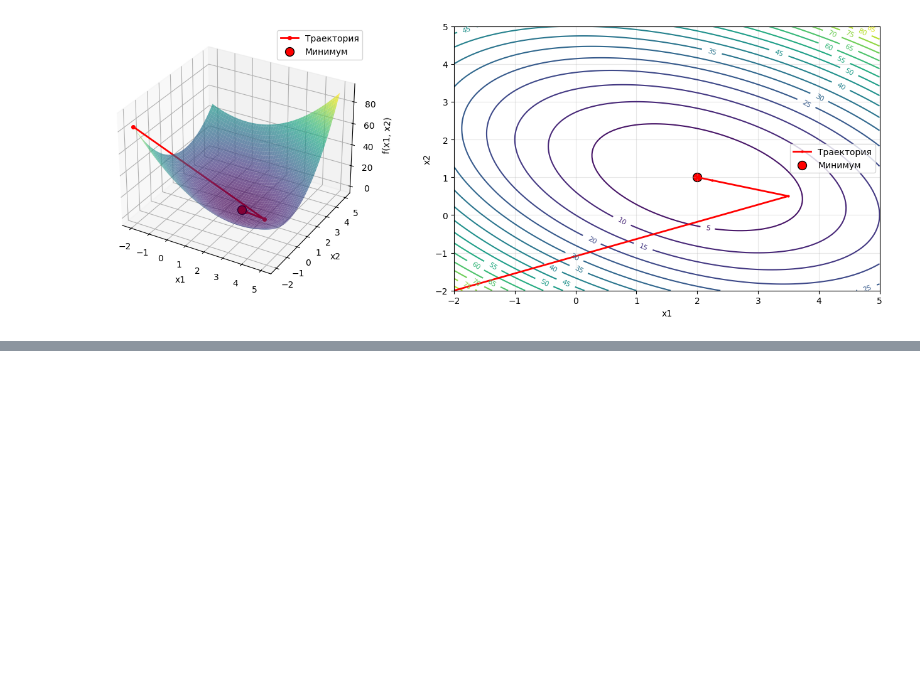
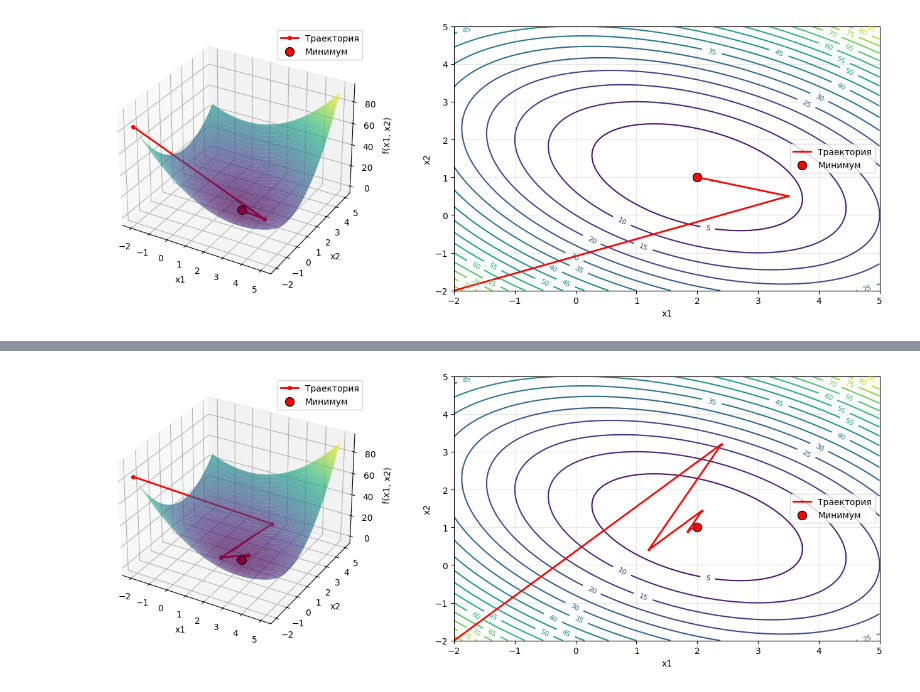
Before and after one commit to Eternal-Serenity-Crew/optimization-methods, a Jupyter notebook: lab4/lab4.ipynb, the cells around one changed output, grey strips where cells are left out. Cells and saved outputs as stored; diff of their text form; code cells hidden in the pictures; blank space fills up the shorter version.

Commit message:
feat(lab4|gradient-descent-method): implementation

```diff
--- a/lab4/lab4.ipynb
+++ b/lab4/lab4.ipynb
@@ -640,0 +649,92 @@ $
+# %%
+# Шаг итерации
+step = 0.2
+# %%
+def gradient(_x1, _x2):
+    """Вычисление градиента функции"""
+    grad_x1 = 4*_x1 + 2*_x2 - 10
+    grad_x2 = 2*_x1 + 6*_x2 - 10
+    return grad_x1, grad_x2
+
+def gradient_descent(start_point, learning_rate, max_iter=100):
+    """
+    Градиентный метод с постоянным шагом (без наискорейшего спуска)
+
+    Параметры:
+    start_point - начальная точка (x1, x2)
+    learning_rate - шаг градиентного спуска (постоянный)
+    eps - точность остановки
+    max_iter - максимальное количество итераций
+
+    Возвращает:
+    x1, x2 - координаты точки минимума
+    f_min - значение функции в точке минимума
+    trajectory - траектория движения (список точек)
+    """
+    _x1, _x2 = start_point
+    _trajectory = [(_x1, _x2, f(_x1, _x2))]
+
+    for iteration in range(max_iter):
+        x1_prev, x2_prev = _x1, _x2
+
+        # Вычисляем градиент в текущей точке
+        grad_x1, grad_x2 = gradient(_x1, _x2)
+
+        # Делаем шаг в направлении антиградиента
+        _x1 = _x1 - learning_rate * grad_x1
+        _x2 = _x2 - learning_rate * grad_x2
+
+        _trajectory.append((_x1, _x2, f(_x1, _x2)))
+
+        # Проверка условия остановки
+        if np.sqrt((_x1 - x1_prev)**2 + (_x2 - x2_prev)**2) < epsilon:
+            break
+
+    return _x1, _x2, f(_x1, _x2), _trajectory
+
+# Запуск градиентного метода
+x1_min, x2_min, f_min, trajectory = gradient_descent(x0, step)
+
+# Вывод результатов
+print("ГРАДИЕНТНЫЙ МЕТОД (с постоянным шагом)")
+print(f"f(x1, x2) = 2x1² + 2x1x2 + 3x2² - 10x1 - 10x2 + 15\n")
+print(f"Начальная точка: ({x0[0]}, {x0[1]})")
+print(f"Шаг (learning rate): {learning_step}")
+print(f"\nРезультат:")
+print(f"  Точка минимума: ({x1_min:.6f}, {x2_min:.6f})")
+print(f"  Значение функции: {f_min:.6f}")
+print(f"  Количество итераций: {len(trajectory) - 1}")
+
+# Визуализация
+x1_vals = np.linspace(-2, 5, 100)
+x2_vals = np.linspace(-2, 5, 100)
+X1, X2 = np.meshgrid(x1_vals, x2_vals)
+Z = f(X1, X2)
+
+fig = plt.figure(figsize=(14, 5))
+
+# 3D график
+ax1 = fig.add_subplot(121, projection='3d')
+ax1.plot_surface(X1, X2, Z, cmap='viridis', alpha=0.7)
+traj = np.array(trajectory)
+ax1.plot(traj[:, 0], traj[:, 1], traj[:, 2], 'r-o', markersize=4, linewidth=2, label='Траектория')
+ax1.scatter(x1_min, x2_min, f_min, color='red', s=100, edgecolor='black', label='Минимум')
+ax1.set_xlabel('x1')
+ax1.set_ylabel('x2')
+ax1.set_zlabel('f(x1, x2)')
+ax1.legend()
+
+# Контурный график
+ax2 = fig.add_subplot(122)
+contour = ax2.contour(X1, X2, Z, levels=20, cmap='viridis')
+ax2.clabel(contour, inline=True, fontsize=8)
+ax2.plot(traj[:, 0], traj[:, 1], 'r-o', markersize=2, linewidth=2, label='Траектория')
+ax2.scatter(x1_min, x2_min, color='red', s=100, edgecolor='black', label='Минимум')
+ax2.set_xlabel('x1')
+ax2.set_ylabel('x2')
+ax2.grid(True, alpha=0.3)
+ax2.legend()
+
+plt.tight_layout()
+plt.show()
+# %% [output]
@@ -640,0 +751 @@ $
+[figure, added]
```
Also changed, not shown: parts of 2 cells of this notebook.
